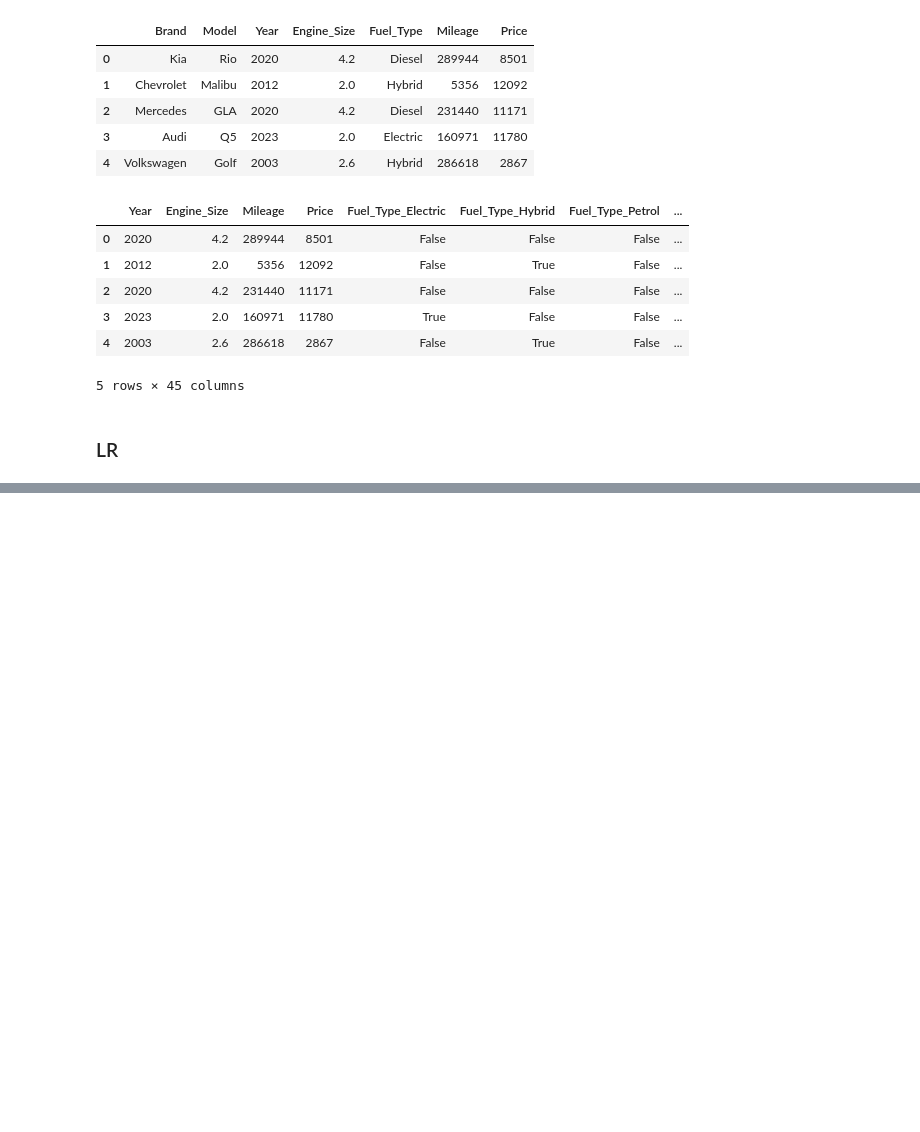
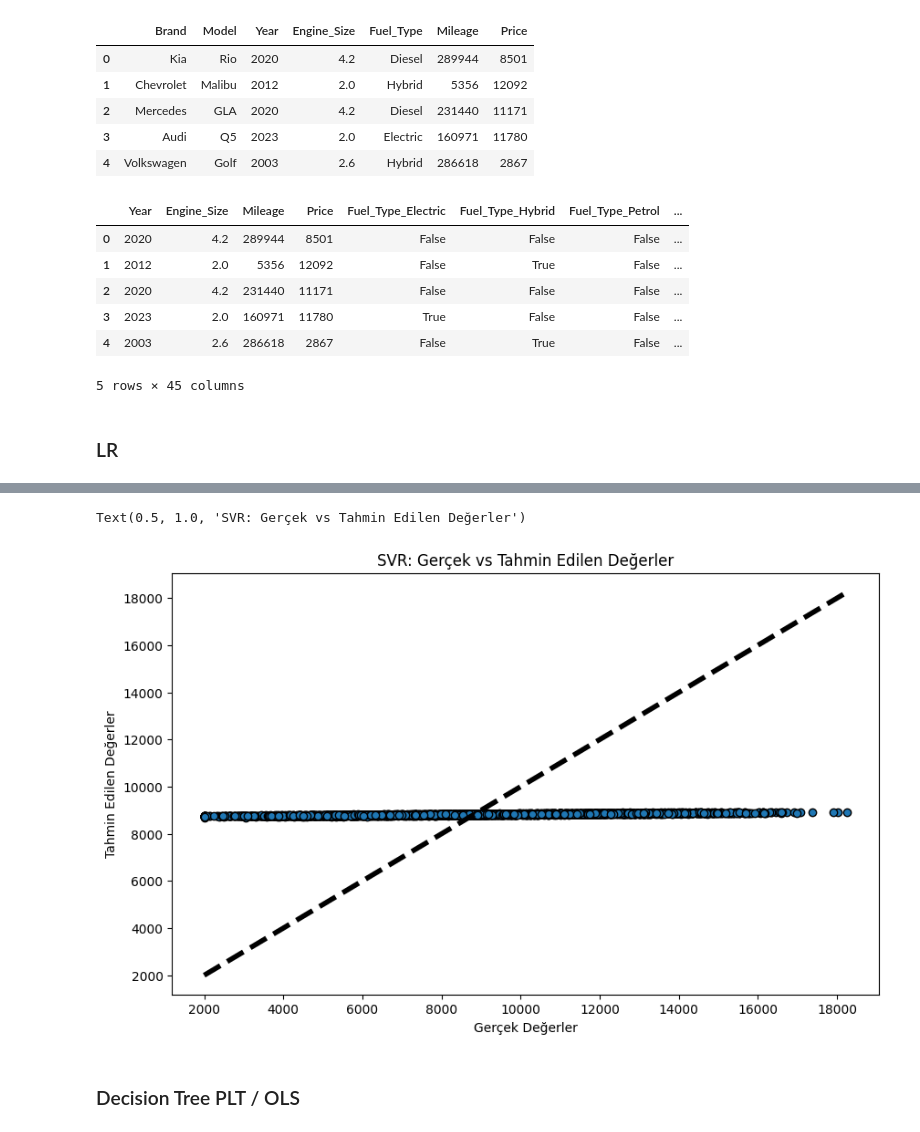
Before and after one commit to muhammetfurkanaltin/car_price_data_analyst, a Jupyter notebook: Car_price.ipynb, the cells around one changed output, grey strips where cells are left out. Saved outputs shown, nothing was run; the diff lists cells and outputs as text; code cells hidden in the pictures; blank space fills up the shorter version.

```diff
--- a/Car_price.ipynb
+++ b/Car_price.ipynb
@@ -134,0 +159,19 @@ Model Score: 0.9459417845721304
+# %%
+from sklearn.preprocessing import StandardScaler
+from sklearn.svm import SVR
+
+
+scaler = StandardScaler()
+X_svr_train = scaler.fit_transform(X_train)
+X_svr_test = scaler.transform(X_test)
+
+svr_reg = SVR(kernel='rbf')
+svr_reg.fit(X_svr_train, y_train)
+
+y_svr_pred = svr_reg.predict(X_svr_test)
+
+mse_svr = mean_squared_error(y_test, y_svr_pred)
+r2_svr = r2_score(y_test, y_svr_pred)
+
+print(f"SVR - Mean Squared Error: {mse_svr}")
+print(f"SVR - R^2 Score: {r2_svr}")
@@ -134,0 +315,12 @@ Model Score: 0.9459417845721304
+# %%
+plt.figure(figsize=(10, 6))
+plt.scatter(y_test, y_svr_pred, edgecolors=(0, 0, 0))
+plt.plot([y_test.min(), y_test.max()], [y_test.min(), y_test.max()], 'k--', lw=4)
+plt.xlabel('Gerçek Değerler')
+plt.ylabel('Tahmin Edilen Değerler')
+plt.title('SVR: Gerçek vs Tahmin Edilen Değerler')
+# %% [output]
+Text(0.5, 1.0, 'SVR: Gerçek vs Tahmin Edilen Değerler')
+[figure, added]
+# %% [markdown]
+### Decision Tree PLT / OLS
```
Also changed, not shown: parts of 23 cells of this notebook.
